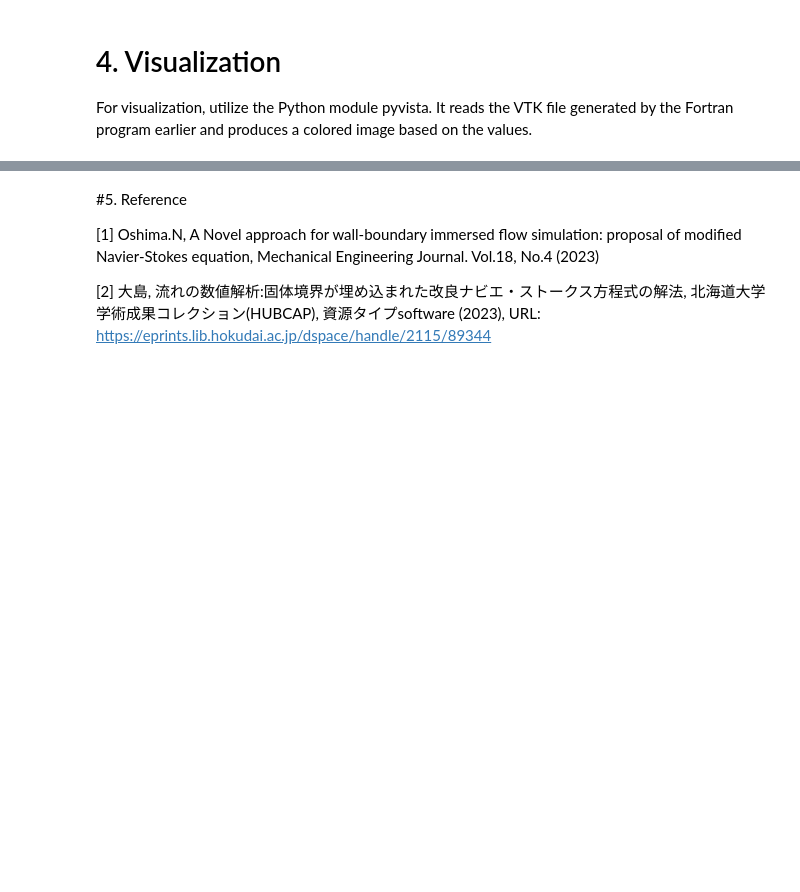
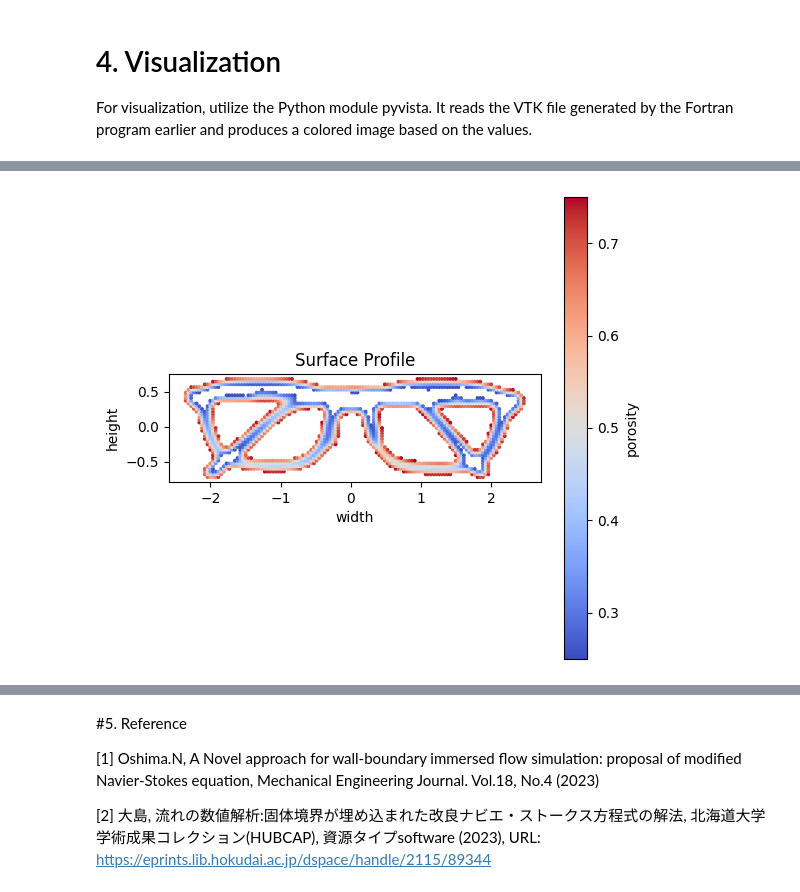
Before and after one commit to nobu-n2002/PixelNote, a Jupyter notebook: PixelNote.ipynb, the cells around one changed output, grey strips where cells are left out. Saved outputs shown, nothing was run; the diff lists cells and outputs as text; code cells hidden in the pictures; blank space fills up the shorter version.

```diff
--- a/PixelNote.ipynb
+++ b/PixelNote.ipynb
@@ -1766,0 +1729,29 @@ plt.show()
+# %%
+#@title Surface profile
+
+import pandas as pd
+import matplotlib.pyplot as plt
+
+# file path
+file_path = 'output/surface_profile.csv'
+
+# output file path
+output_file_path = 'fig/surface.png'
+
+# read data using pandas
+df = pd.read_csv(file_path)
+
+colors = 'coolwarm' # @param ['PiYG', 'PRGn', 'BrBG', 'PuOr', 'RdGy', 'RdBu', 'RdYlBu', 'RdYlGn', 'Spectral', 'coolwarm', 'bwr', 'seismic']
+
+# plot
+fig, ax = plt.subplots(figsize=(6, 6))
+mappable = ax.scatter(df['xp'], df['yp'], c=df['surface'], cmap=colors, s=3)
+ax.set_title('Surface Profile')
+ax.set_xlabel('width')
+ax.set_ylabel('height')
+ax.set_aspect('equal')
+fig.colorbar(mappable, ax=ax, label='porosity')
+plt.savefig(output_file_path)
+plt.show()
+# %% [output]
+[figure, added]
```
Also changed, not shown: parts of 16 cells of this notebook.
